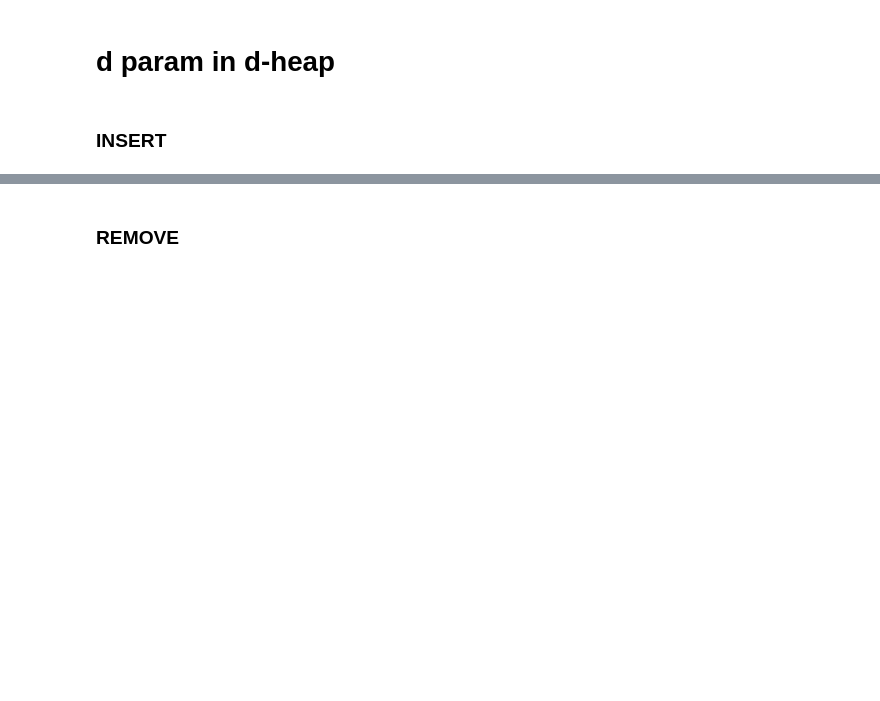
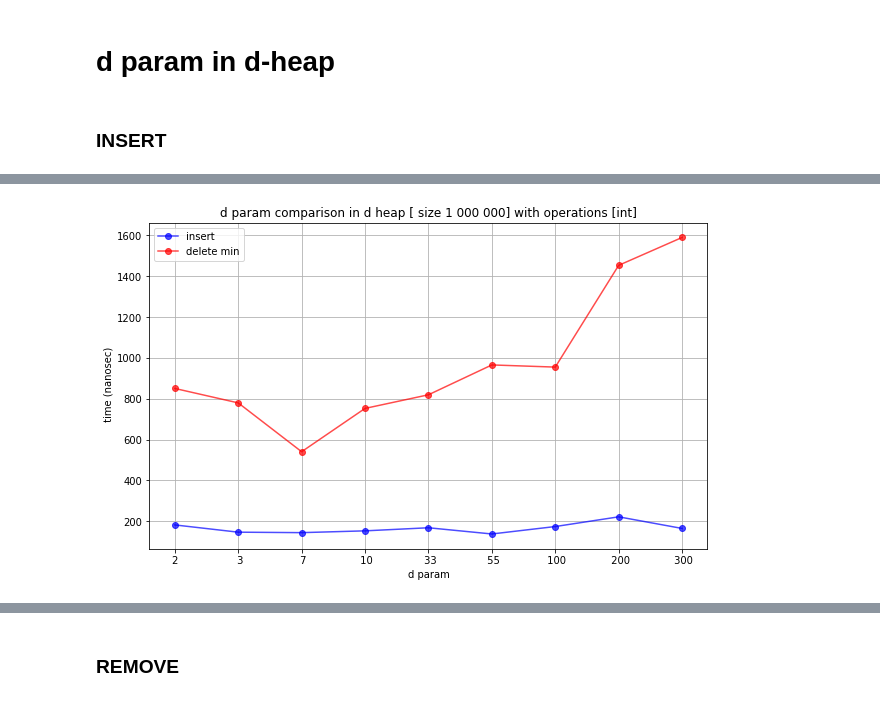
Before and after one commit to DaniilRoman/heaps_comparison, a Jupyter notebook: chart/chart.ipynb, the cells around one changed output, grey strips where cells are left out. Drawn from its saved outputs; the diff is of its cells as text; code cells hidden in the pictures; blank space fills up the shorter version.

```diff
--- a/chart/chart.ipynb
+++ b/chart/chart.ipynb
@@ -10,0 +54,4 @@ import seaborn as sns
+# %%
+drawChartDParamInDHeap('int')
+# %% [output]
+[figure, added]
```
Also changed, not shown: parts of 23 cells of this notebook, 6 other files.
